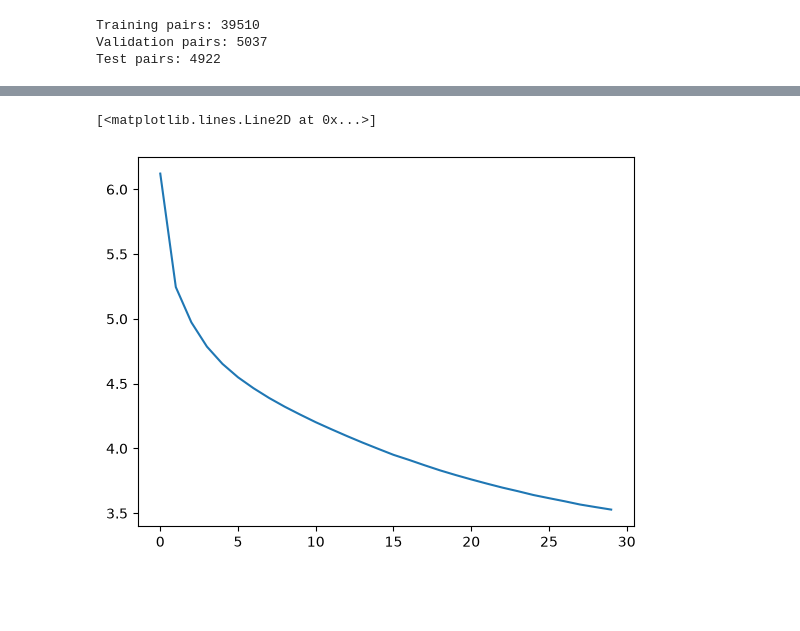
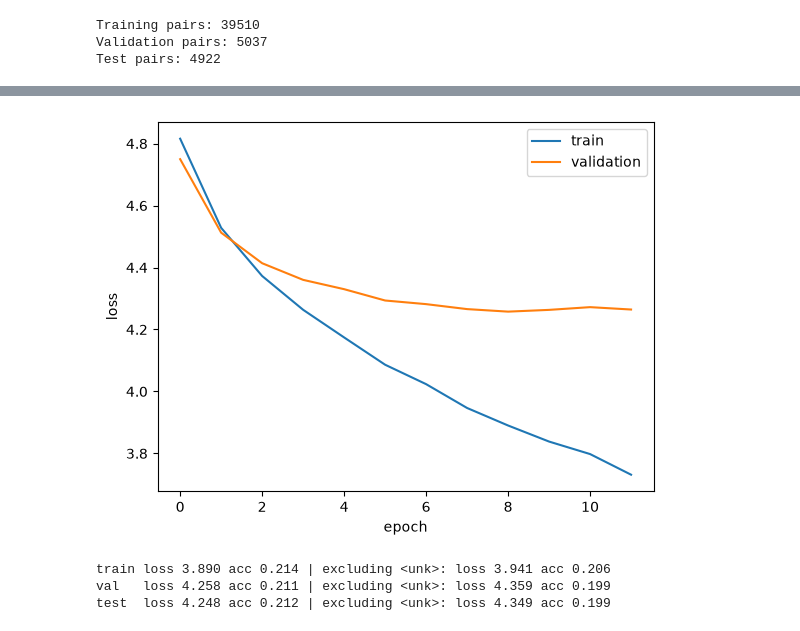
Before and after one commit to heixen/Neural-Language-Model-from-Scratch, a Jupyter notebook: notebook/neuralnetwork.ipynb, the cells around one changed output, grey strips where cells are left out. Cells and saved outputs as stored; diff of their text form; code cells hidden in the pictures; blank space fills up the shorter version.

```diff
--- a/notebook/neuralnetwork.ipynb
+++ b/notebook/neuralnetwork.ipynb
@@ -154,7 +212,7 @@ def prepare_dataset(pairs, embedding_model, word_to_idx):
 # %%
-X_train, y_train = prepare_dataset(train_pairs, embedding_model, word_to_idx)
-X_val, y_val = prepare_dataset(val_pairs, embedding_model, word_to_idx)
-X_test, y_test = prepare_dataset(test_pairs, embedding_model, word_to_idx)
+# X_train, y_train = prepare_dataset(train_pairs, embedding_model, word_to_idx)
+# X_val, y_val = prepare_dataset(val_pairs, embedding_model, word_to_idx)
+# X_test, y_test = prepare_dataset(test_pairs, embedding_model, word_to_idx)
 # %%
 
 print("Vocabulary size:", VOCAB_SIZE)
@@ -234,4 +292,7 @@ def initialize_parameters(
     }
 
     return parameters
+# %%
+def dropout_mask(shape, keep_prob):
+    return ((np.random.rand(*shape) < keep_prob) / keep_prob).astype(np.float32)
 # %%
@@ -302,5 +375,6 @@ def backpropagation(w1, b1, w2, b2, w3, b3, cache, X, Y, alpha):
 # %%
-def backpropagation(w1, b1, w2, b2, w3, b3, cache, X, Y):
+def backpropagation(params, cache, X, Y):
+    w1, b1, w2, b2, w3, b3 = params["w1"], params["b1"], params["w2"], params["b2"], params["w3"], params["b3"]
     m = Y.shape[0]
 
     Z1, A1 = cache["Z1"], cache["A1"]
@@ -308,22 +382,27 @@ def backpropagation(w1, b1, w2, b2, w3, b3, cache, X, Y):
     A3 = cache["A3"]
 
     # Output layer: softmax + cross-entropy
-    dZ3 = A3 - onehot(Y)
-    # dZ3 = A3.copy()
-    # dZ3[np.arange(len(Y)), Y] -= 1
+    # dZ3 = A3 - onehot(Y)
+    dZ3 = A3.copy()
+    dZ3[np.arange(len(Y)), Y] -= 1
     dW3 = A2.T @ dZ3 / m
     db3 = np.sum(dZ3, axis=0, keepdims=True) / m
 
     # Hidden layer 2: ReLU
     dA2 = dZ3 @ w3.T
+    if cache["D2"] is not None:
+        dA2 = dA2 * cache["D2"]
     dZ2 = dA2 * (Z2 > 0)
     dW2 = A1.T @ dZ2 / m
     db2 = np.sum(dZ2, axis=0, keepdims=True) / m
 
     # Hidden layer 1: ReLU
     dA1 = dZ2 @ w2.T
+    if cache["D1"] is not None:
+        dA1 = dA1 * cache["D1"]
     dZ1 = dA1 * (Z1 > 0)
     dW1 = X.T @ dZ1 / m
     db1 = np.sum(dZ1, axis=0, keepdims=True) / m
 
-    return dW1, db1, dW2, db2, dW3, db3
+    # return dW1, db1, dW2, db2, dW3, db3
+    return {"w1": dW1, "b1": db1, "w2": dW2, "b2": db2, "w3": dW3, "b3": db3}
@@ -484,7 +581,7 @@ def backpropagation(w1, b1, w2, b2, w3, b3, cache, X, Y):
 # #     print(f"{idx_to_word[idx]}: {counts[i]} ({counts[i]/len(y):.1%})")
 # %%
 params = initialize_parameters(
-    X_train.shape[1], 64, 64, VOCAB_SIZE
+    X_train.shape[1], HIDDEN1, HIDDEN2, VOCAB_SIZE
 )
 
 print("X:", X_train.shape)
@@ -506,12 +603,13 @@ keys = ["w1", "b1", "w2", "b2", "w3", "b3"]
 m_adam = {k: np.zeros_like(params[k]) for k in keys}
 v_adam = {k: np.zeros_like(params[k]) for k in keys}
 
-epochs = 30
+epochs = MAX_EPOCHS
 batch_size = 128
 step = 0
 
 ## costsststs
 costs = []
+train_losses, val_losses, val_accs = [], [], []
 
 for epoch in range(1, epochs + 1):
     # shuffle training examples each epoch
@@ -526,7 +624,7 @@ for epoch in range(1, epochs + 1):
         y_batch = y_train[batch_idx]
 
         # Forward propagation
-        A3, cache = forward_propagation(X_batch, params)
+        A3, cache = forward_propagation(X_batch, params, KEEP_PROB)
 
         batch_loss = compute_cost(y_batch, A3)
         epoch_loss += batch_loss * len(batch_idx)
@@ -585,7 +736,17 @@ Epoch 30: loss = 3.5281
 # %%
 import matplotlib.pyplot as plt
 
-plt.plot(costs)
+plt.plot(train_losses, label="train")
+plt.plot(val_losses, label="validation")
+plt.xlabel("epoch"); plt.ylabel("loss"); plt.legend(); plt.show()
+
+for name, X_, y_ in [("train", X_train, y_train), ("val", X_val, y_val), ("test", X_test, y_test)]:
+    loss, acc = evaluate(X_, y_, params)
+    known = y_ != unk_idx
+    k_loss, k_acc = evaluate(X_[known], y_[known], params)
+    print(f"{name:5s} loss {loss:.3f} acc {acc:.3f} | excluding <unk>: loss {k_loss:.3f} acc {k_acc:.3f}")
 # %% [output]
+[figure, new version]
-[<matplotlib.lines.Line2D at 0x...>]
+train loss 3.890 acc 0.214 | excluding <unk>: loss 3.941 acc 0.206
+val   loss 4.258 acc 0.211 | excluding <unk>: loss 4.359 acc 0.199
+test  loss 4.248 acc 0.212 | excluding <unk>: loss 4.349 acc 0.199
-[figure, old version]
```
Also changed, not shown: parts of 27 cells of this notebook, 1 other file.
